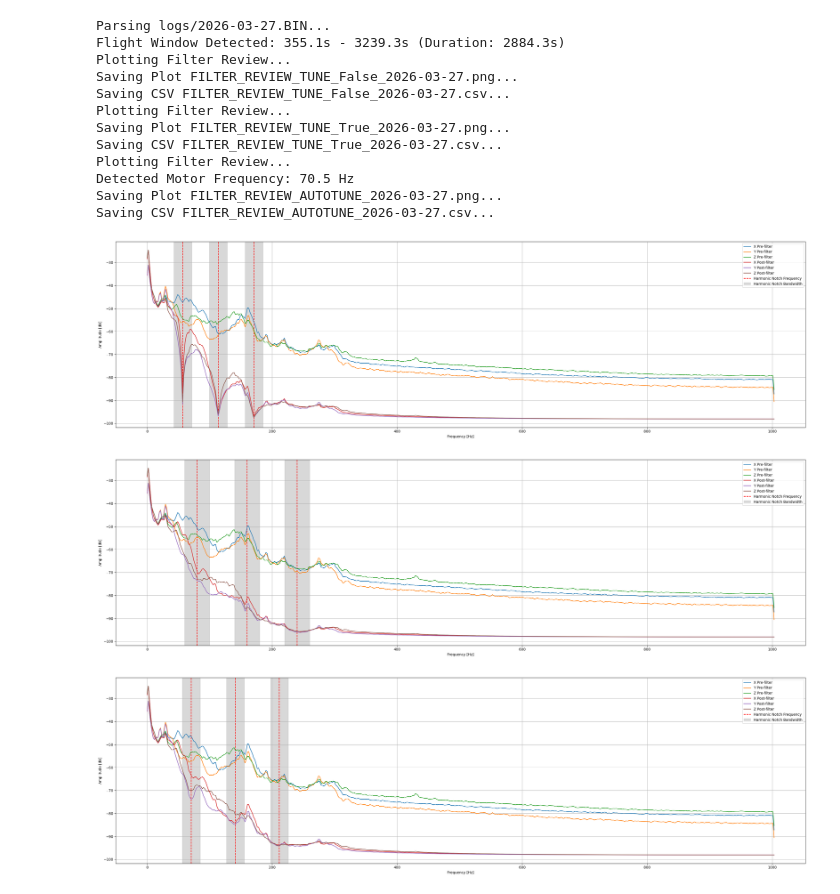
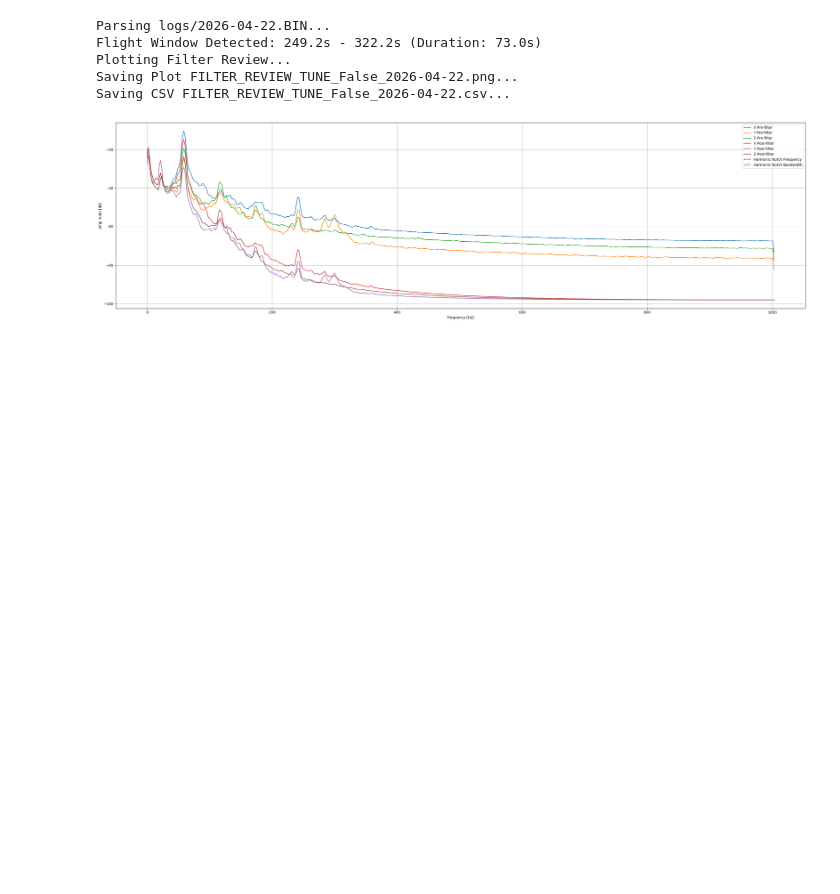
Before and after one commit to SukhbirMahal1/ArduPilotLogReviewer, a Jupyter notebook: examples/example_filter_review.ipynb, the cells around one changed output. Saved outputs shown, nothing was run; the diff lists cells and outputs as text; code cells hidden in the pictures; blank space fills up the shorter version.

```diff
--- a/examples/example_filter_review.ipynb
+++ b/examples/example_filter_review.ipynb
@@ -1,32 +1,21 @@
 # %%
 from ardupilot_log_reviewer import ArduPilotLogReviewer
 
-filedate = "2026-03-27"
+filedate = "2026-04-22"
 filepath = f"logs/{filedate}.BIN"
 MOTOR_RCOU_CH = [10, 11, 12]
 
 reviewer = ArduPilotLogReviewer(
     filedate=filedate,
     filepath=filepath,
     MOTOR_RCOU_CH=MOTOR_RCOU_CH,
 )
 
 reviewer.plot_filter_review()
-reviewer.plot_filter_review(tune=True, notch_freq=80, notch_bandwith=80/2, notch_att=10)
-reviewer.plot_filter_review(autotune=True, notch_att=10)
 # %% [output]
-Parsing logs/2026-03-27.BIN...
-Flight Window Detected: 355.1s - 3239.3s (Duration: 2884.3s)
+Parsing logs/2026-04-22.BIN...
+Flight Window Detected: 249.2s - 322.2s (Duration: 73.0s)
 Plotting Filter Review...
-Saving Plot FILTER_REVIEW_TUNE_False_2026-03-27.png...
-Saving CSV FILTER_REVIEW_TUNE_False_2026-03-27.csv...
-Plotting Filter Review...
-Saving Plot FILTER_REVIEW_TUNE_True_2026-03-27.png...
-Saving CSV FILTER_REVIEW_TUNE_True_2026-03-27.csv...
-Plotting Filter Review...
-Detected Motor Frequency: 70.5 Hz
-Saving Plot FILTER_REVIEW_AUTOTUNE_2026-03-27.png...
-Saving CSV FILTER_REVIEW_AUTOTUNE_2026-03-27.csv...
+Saving Plot FILTER_REVIEW_TUNE_False_2026-04-22.png...
+Saving CSV FILTER_REVIEW_TUNE_False_2026-04-22.csv...
-[figure, old version]
+[figure, new version]
-[figure, removed]
-[figure, removed]
```
Also changed, not shown: 3 other files.
